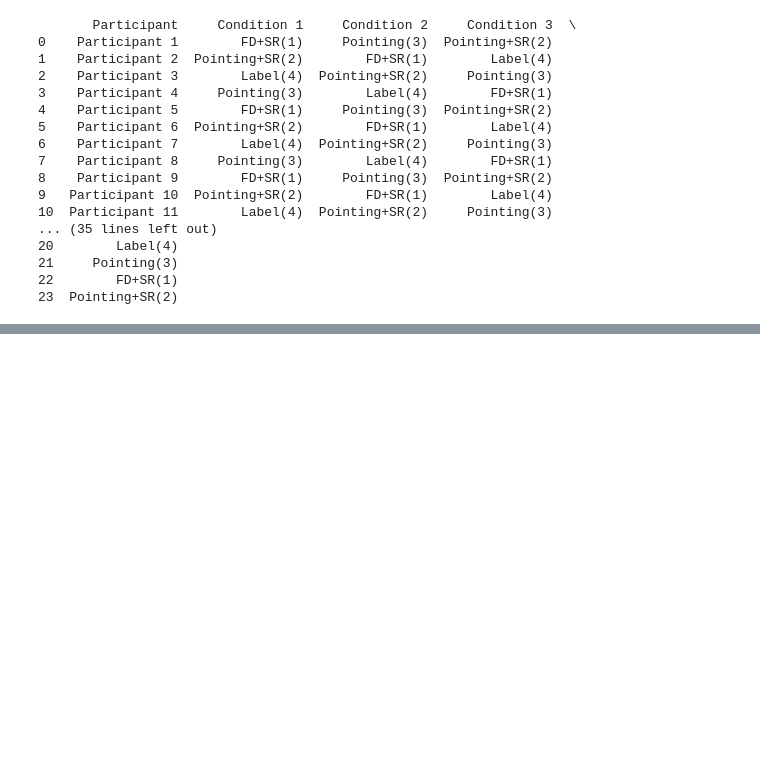
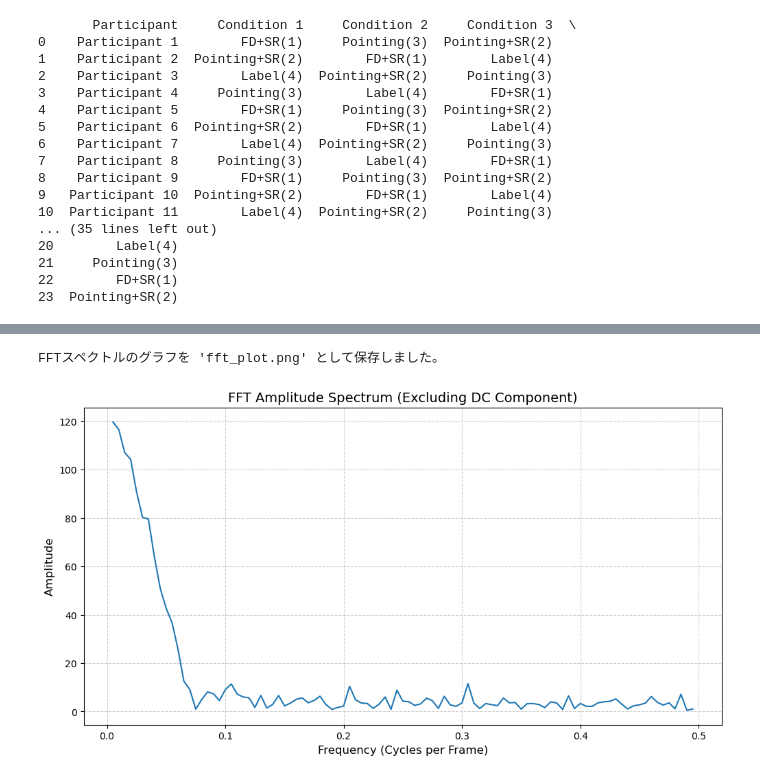
Before and after one commit to TenmaUchiyama/InteractiveSmartHome, a Jupyter notebook: Experiment/Temp.ipynb, the cells around one changed output, grey strips where cells are left out. Saved outputs shown, nothing was run; the diff lists cells and outputs as text; code cells hidden in the pictures; blank space fills up the shorter version.

```diff
--- a/Experiment/Temp.ipynb
+++ b/Experiment/Temp.ipynb
@@ -96,0 +154,63 @@ df.to_csv("latin_square_design_converted.csv", index=False, encoding="utf-8-sig"
+# %%
+import numpy as np
+import matplotlib.pyplot as plt
+
+# --- 1. 元データの生成（前回と同じ） ---
+total_frames = 200  # 全フレーム数
+peak_start = 100    # 山なりカーブの開始インデックス
+peak_end = 120      # 山なりカーブの終了インデックス
+peak_value = 10     # 山の頂点の値
+
+# 1-1. 200フレームすべてを 0.0 ～ 1.0 のランダムな値で初期化
+frames = np.random.rand(total_frames)
+
+# 1-2. 山なりカーブ（100～120）を生成
+mountain_length = peak_end - peak_start + 1
+x_linear = np.linspace(0, np.pi, mountain_length)
+mountain_curve = peak_value * np.sin(x_linear)
+
+# 1-3. 配列の [100:121] の部分を、生成した山なりカーブで上書き
+frames[peak_start : peak_end + 1] = mountain_curve
+
+
+# --- 2. FFT（高速フーリエ変換）の実行 ---
+
+N = total_frames  # サンプル数（総フレーム数）
+
+# 2-1. FFTを実行
+# 結果は複素数の配列 (complex number)
+fft_result = np.fft.fft(frames)
+
+# 2-2. 周波数軸を計算
+# d=1.0 はサンプリング間隔（1フレーム=1.0と仮定）
+# 結果の配列の前半 N//2 個分（正の周波数領域）を取得
+frequencies = np.fft.fftfreq(N, d=1.0)[:N//2]
+
+# 2-3. 振幅スペクトルを計算
+# 複素数の絶対値 np.abs() を取る
+# 結果の配列の前半 N//2 個分を取得
+amplitudes = np.abs(fft_result)[:N//2]
+
+
+# --- 3. FFT結果のグラフ描画 ---
+plt.figure(figsize=(12, 6))
+
+# 3-1. 振幅スペクトルをプロット
+# amplitudes[0] は 0Hz 成分 (直流成分) で、非常に値が大きいため、
+# それを除外した [1:] の範囲をプロットして変化を見やすくします。
+plt.plot(frequencies[1:], amplitudes[1:])
+
+# 3-2. グラフのタイトルとラベル
+plt.title('FFT Amplitude Spectrum (Excluding DC Component)', fontsize=14)
+plt.xlabel('Frequency (Cycles per Frame)', fontsize=12)
+plt.ylabel('Amplitude', fontsize=12)
+
+# 3-3. グリッドと保存
+plt.grid(True, linestyle='--', alpha=0.6)
+file_name = 'fft_plot.png'
+plt.savefig(file_name, dpi=150, bbox_inches='tight')
+
+print(f"FFTスペクトルのグラフを '{file_name}' として保存しました。")
+# %% [output]
+FFTスペクトルのグラフを 'fft_plot.png' として保存しました。
+[figure, added]
```
Also changed, not shown: parts of 2 cells of this notebook, 33 other files.
